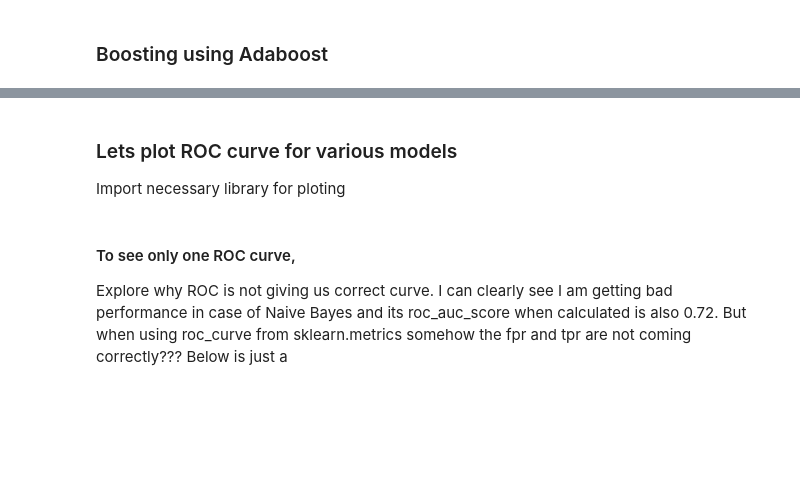
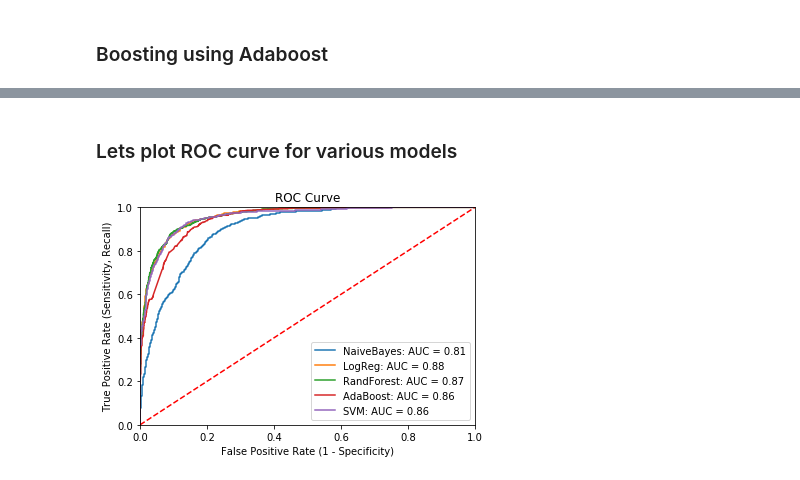
Before and after one commit to soniampub/Fake_News_Detection, a Jupyter notebook: ModelingUpdated.ipynb, the cells around one changed output, grey strips where cells are left out. Saved outputs shown, nothing was run; the diff lists cells and outputs as text; code cells hidden in the pictures; blank space fills up the shorter version.

```diff
--- a/ModelingUpdated.ipynb
+++ b/ModelingUpdated.ipynb
@@ -315,4 +212,5 @@ ada = AdaBoostClassifier(algorithm = "SAMME.R", n_estimators = 100)
 # %%
-# takes some time
+from sklearn.ensemble import AdaBoostClassifier
+ada = AdaBoostClassifier(algorithm = "SAMME.R", n_estimators = 50)
 ada.fit(X_train_tfidf, y_train)
 y_test_predict_ada = ada.predict(X_test_tfidf)
@@ -338,7 +230,5 @@ plot_confusion_matrix(y_test_predict_ada, y_test)
 # %% [markdown]
 ### Lets plot ROC curve for various models
-
-Import necessary library for ploting
 # %%
 from sklearn.metrics import confusion_matrix
 import matplotlib.pyplot as plt
@@ -372,15 +253,24 @@ roc_auc_nb, roc_auc_lr, roc_auc_rf, roc_auc_ada, roc_auc_svm
+# %%
+import sklearn.metrics as skm
+roc_auc_nb = skm.roc_auc_score(y_test, y_test_predict_nb)
+roc_auc_lr = skm.roc_auc_score(y_test, y_test_predict_lr)
+roc_auc_rf = skm.roc_auc_score(y_test, y_test_predict_rf)
+roc_auc_ada = skm.roc_auc_score(y_test, y_test_predict_ada)
+roc_auc_svm = skm.roc_auc_score(y_test, y_test_predict_svm)
 # %%
 #Now plot these values
-plt.title('ROC (Receiver Operating Characteristic)')
-plt.plot(fpr_nb, tpr_nb, 'b', label = 'NaiveBayes :AUC = %0.2f' % roc_auc_nb)
-plt.plot(fpr_lr, tpr_lr, 'g', label = 'LogReg :AUC = %0.2f' % roc_auc_lr)
-plt.plot(fpr_rf, tpr_rf, 'r', label = 'RandForest :AUC = %0.2f' % roc_auc_rf)
-plt.plot(fpr_ada, tpr_ada, 'r', label = 'AdaBoost :AUC = %0.2f' % roc_auc_ada)
-plt.plot(fpr_svm, tpr_svm, 'r', label = 'SVM :AUC = %0.2f' % roc_auc_svm)
+plt.title('ROC Curve')
+plt.plot(fpr_nb, tpr_nb, label = 'NaiveBayes: AUC = %0.2f' % roc_auc_nb)
+plt.plot(fpr_lr, tpr_lr, label = 'LogReg: AUC = %0.2f' % roc_auc_lr)
+plt.plot(fpr_rf, tpr_rf, label = 'RandForest: AUC = %0.2f' % roc_auc_rf)
+plt.plot(fpr_ada, tpr_ada, label = 'AdaBoost: AUC = %0.2f' % roc_auc_ada)
+plt.plot(fpr_svm, tpr_svm, label = 'SVM: AUC = %0.2f' % roc_auc_svm)
 plt.legend(loc = 'lower right')
 plt.plot([0, 1], [0, 1],'r--')
 plt.xlim([0, 1])
 plt.ylim([0, 1])
 plt.xlabel("False Positive Rate (1 - Specificity)")
 plt.ylabel("True Positive Rate (Sensitivity, Recall)")
 plt.show()
+# %% [output]
+[figure, added]
@@ -390,4 +276,0 @@ skm.roc_auc_score(y_test, y_test_predict_nb),  skm.roc_auc_score(y_test, y_test_
-# %% [markdown]
-#### To see only one ROC curve,
-
-Explore why ROC is not giving us correct curve. I can clearly see I am getting bad performance in case of Naive Bayes and its roc_auc_score when calculated is also 0.72. But when using roc_curve from sklearn.metrics somehow the fpr and tpr are not coming correctly??? Below is just a
```
Also changed, not shown: parts of 56 cells of this notebook.
